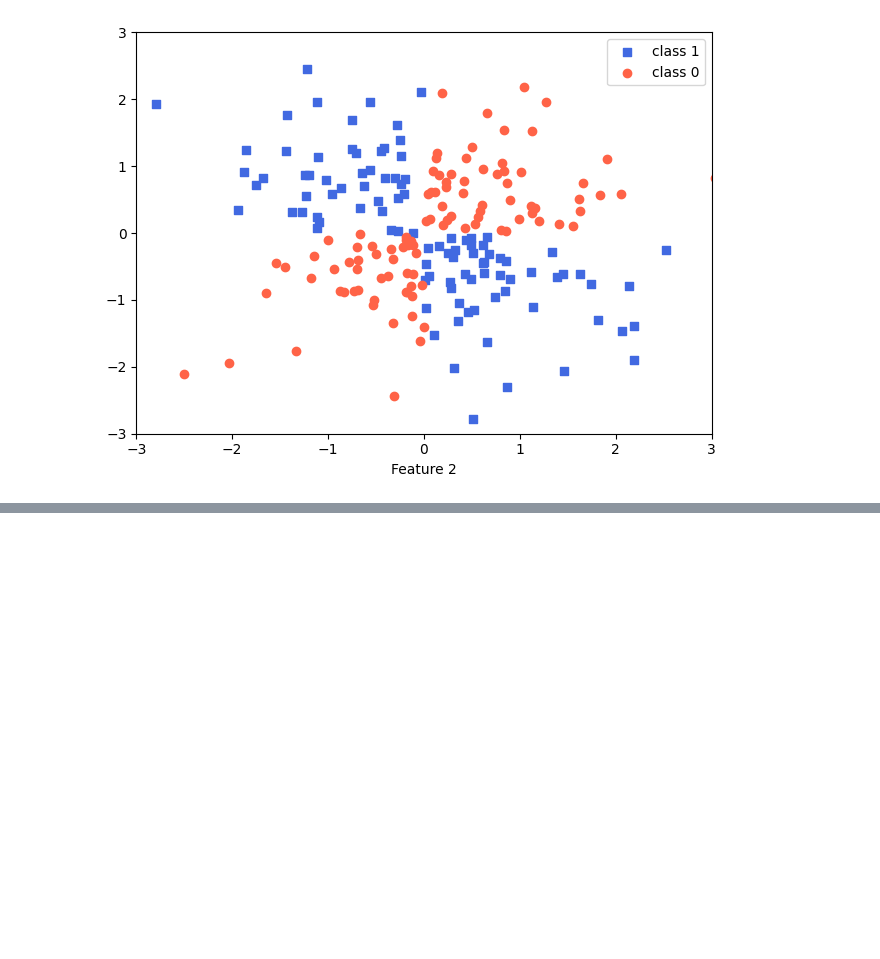
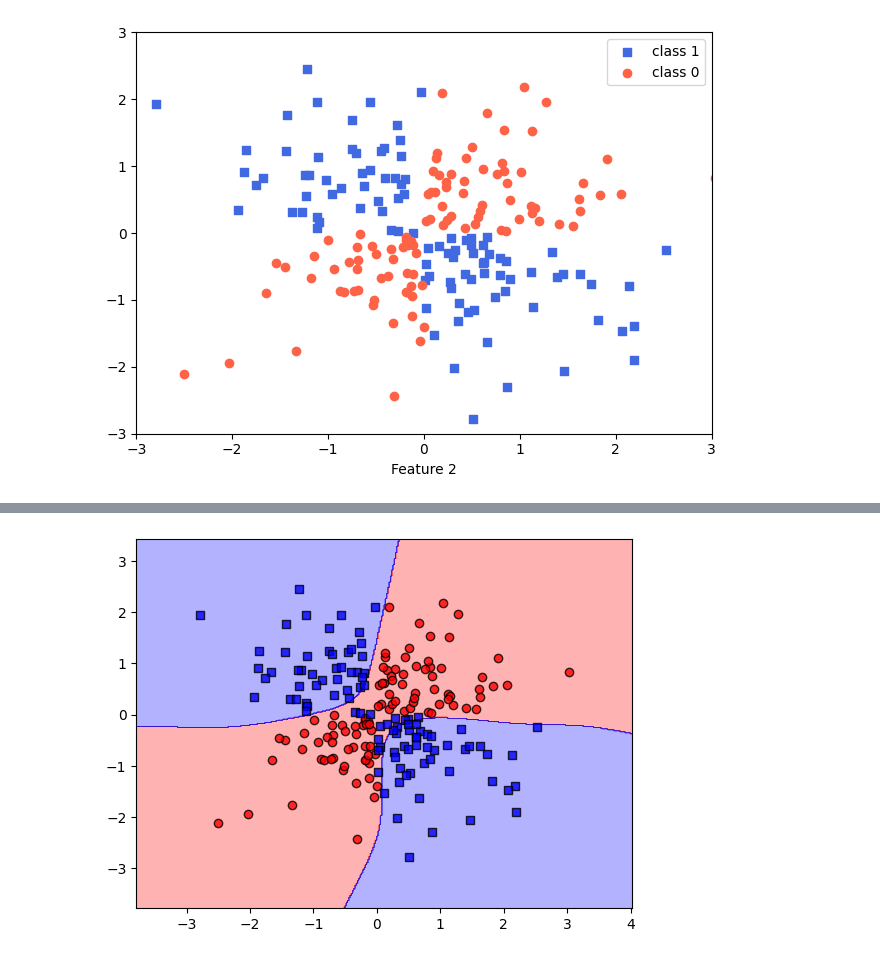
Before and after one commit to Alif-11/ML_with_Python_and_Scikit-Learn, a Jupyter notebook: scikit-learn-algorithms.ipynb, the cells around one changed output, grey strips where cells are left out. Saved outputs shown, nothing was run; the diff lists cells and outputs as text; code cells hidden in the pictures; blank space fills up the shorter version.

```diff
--- a/scikit-learn-algorithms.ipynb
+++ b/scikit-learn-algorithms.ipynb
@@ -123,0 +134,8 @@ plt.show()
+# %%
+# now train an rbf kernel on the nonlinear data
+from sklearn.svm import SVC
+nonlinear_svm = SVC(kernel="rbf", C=1.0, random_state=1)
+nonlinear_svm.fit(X_xor, y_xor)
+plot_decision_regions(X_xor,y_xor,classifier=nonlinear_svm)
+# %% [output]
+[figure, added]
```
Also changed, not shown: parts of 4 cells of this notebook.
